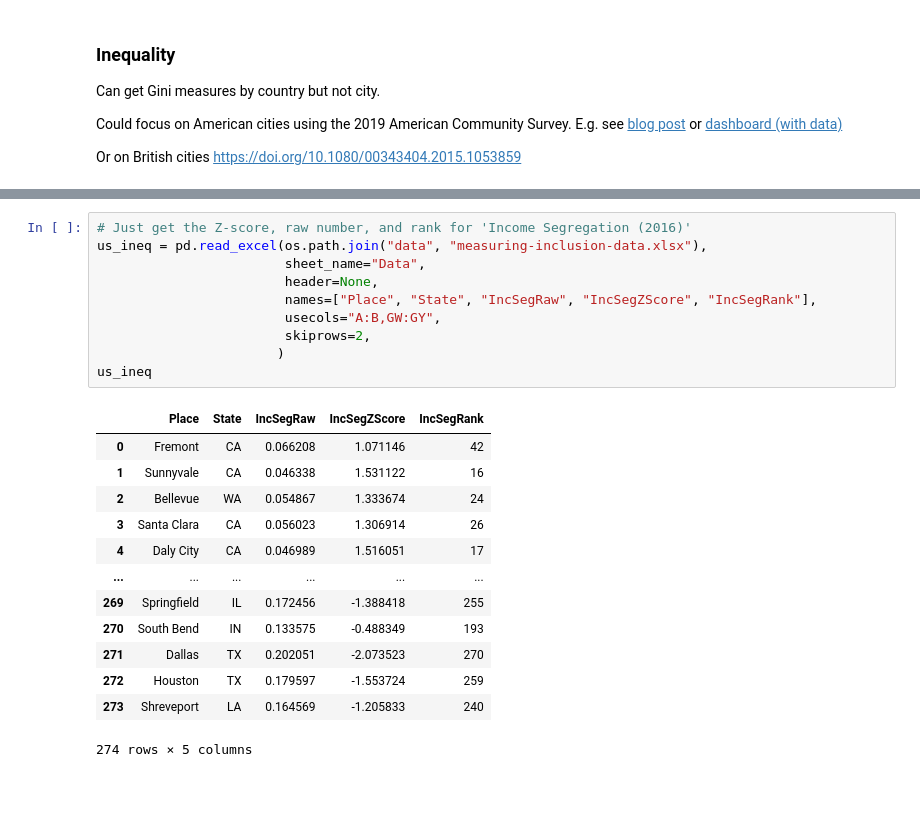
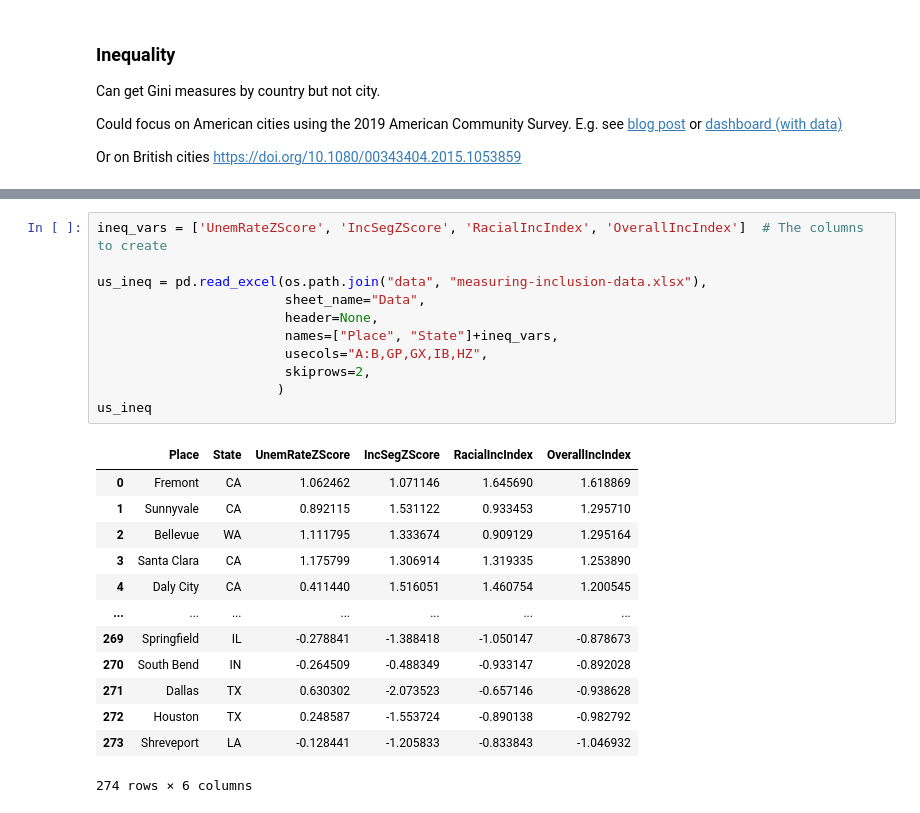
Before and after one commit to Urban-Analytics/BusAnalytics, a Jupyter notebook: Analysis/BusRouteAnalysis.ipynb, the cells around one changed output, grey strips where cells are left out. Cells and saved outputs as stored; diff of their text form.

Commit message:
plotted some additional segregation scores

```diff
--- a/Analysis/BusRouteAnalysis.ipynb
+++ b/Analysis/BusRouteAnalysis.ipynb
@@ -639,24 +645,25 @@ Or on British cities  https://doi.org/10.1080/00343404.2015.1053859
 # %%
-# Just get the Z-score, raw number, and rank for 'Income Segregation (2016)'
+ineq_vars = ['UnemRateZScore', 'IncSegZScore', 'RacialIncIndex', 'OverallIncIndex']  # The columns to create
+
 us_ineq = pd.read_excel(os.path.join("data", "measuring-inclusion-data.xlsx"),
                         sheet_name="Data",
                         header=None,
-                        names=["Place", "State", "IncSegRaw", "IncSegZScore", "IncSegRank"],
-                        usecols="A:B,GW:GY",
+                        names=["Place", "State"]+ineq_vars,
+                        usecols="A:B,GP,GX,IB,HZ",
                         skiprows=2,
                        )
 us_ineq
 # %% [output]
-|  | Place | State | IncSegRaw | IncSegZScore | IncSegRank |
-| 0 | Fremont | CA | 0.066208 | 1.071146 | 42 |
-| 1 | Sunnyvale | CA | 0.046338 | 1.531122 | 16 |
-| 2 | Bellevue | WA | 0.054867 | 1.333674 | 24 |
-| 3 | Santa Clara | CA | 0.056023 | 1.306914 | 26 |
-| 4 | Daly City | CA | 0.046989 | 1.516051 | 17 |
-| ... | ... | ... | ... | ... | ... |
-| 269 | Springfield | IL | 0.172456 | -1.388418 | 255 |
-| 270 | South Bend | IN | 0.133575 | -0.488349 | 193 |
-| 271 | Dallas | TX | 0.202051 | -2.073523 | 270 |
-| 272 | Houston | TX | 0.179597 | -1.553724 | 259 |
-| 273 | Shreveport | LA | 0.164569 | -1.205833 | 240 |
+|  | Place | State | UnemRateZScore | IncSegZScore | RacialIncIndex | OverallIncIndex |
+| 0 | Fremont | CA | 1.062462 | 1.071146 | 1.645690 | 1.618869 |
+| 1 | Sunnyvale | CA | 0.892115 | 1.531122 | 0.933453 | 1.295710 |
+| 2 | Bellevue | WA | 1.111795 | 1.333674 | 0.909129 | 1.295164 |
+| 3 | Santa Clara | CA | 1.175799 | 1.306914 | 1.319335 | 1.253890 |
+| 4 | Daly City | CA | 0.411440 | 1.516051 | 1.460754 | 1.200545 |
+| ... | ... | ... | ... | ... | ... | ... |
+| 269 | Springfield | IL | -0.278841 | -1.388418 | -1.050147 | -0.878673 |
+| 270 | South Bend | IN | -0.264509 | -0.488349 | -0.933147 | -0.892028 |
+| 271 | Dallas | TX | 0.630302 | -2.073523 | -0.657146 | -0.938628 |
+| 272 | Houston | TX | 0.248587 | -1.553724 | -0.890138 | -0.982792 |
+| 273 | Shreveport | LA | -0.128441 | -1.205833 | -0.833843 | -1.046932 |
-274 rows × 5 columns
+274 rows × 6 columns
```
Also changed, not shown: parts of 6 cells of this notebook.
